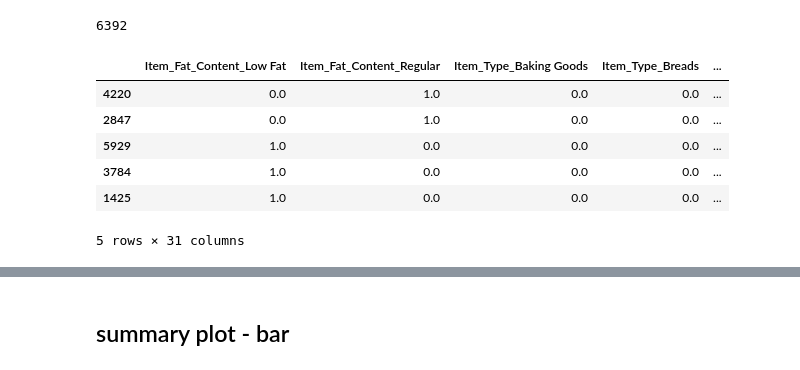
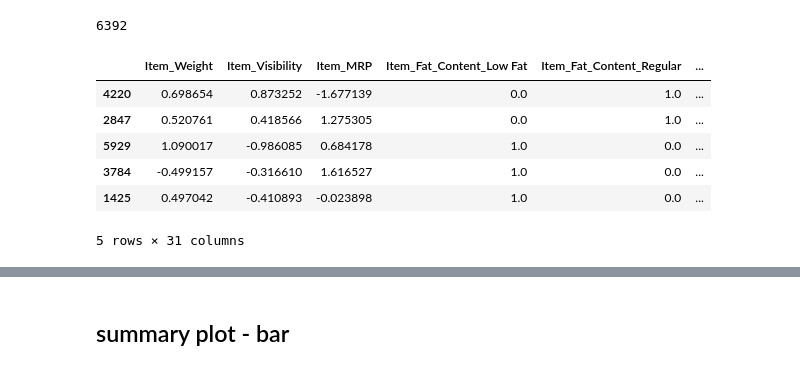
Before and after one commit to hawkeyedatatsai/food-sales-predictions, a Jupyter notebook: Explaining Models with Shap.ipynb, the cells around one changed output, grey strips where cells are left out. Cells and saved outputs as stored; diff of their text form; code cells hidden in the pictures.

```diff
--- a/Explaining Models with Shap.ipynb
+++ b/Explaining Models with Shap.ipynb
@@ -45,13 +56,13 @@ len(X_train)
 # %% [output]
 6392
 # %%
-X_shap = shap.sample(X_train,nsamples=5000,random_state=321)
+X_shap = shap.sample(X_train,nsamples=500,random_state=321)
 X_shap.head()
 # %% [output]
-|  | Item_Fat_Content_Low Fat | Item_Fat_Content_Regular | Item_Type_Baking Goods | Item_Type_Breads | ... |
-| 4220 | 0.0 | 1.0 | 0.0 | 0.0 | ... |
-| 2847 | 0.0 | 1.0 | 0.0 | 0.0 | ... |
-| 5929 | 1.0 | 0.0 | 0.0 | 0.0 | ... |
-| 3784 | 1.0 | 0.0 | 0.0 | 0.0 | ... |
-| 1425 | 1.0 | 0.0 | 0.0 | 0.0 | ... |
+|  | Item_Weight | Item_Visibility | Item_MRP | Item_Fat_Content_Low Fat | Item_Fat_Content_Regular | ... |
+| 4220 | 0.698654 | 0.873252 | -1.677139 | 0.0 | 1.0 | ... |
+| 2847 | 0.520761 | 0.418566 | 1.275305 | 0.0 | 1.0 | ... |
+| 5929 | 1.090017 | -0.986085 | 0.684178 | 1.0 | 0.0 | ... |
+| 3784 | -0.499157 | -0.316610 | 1.616527 | 1.0 | 0.0 | ... |
+| 1425 | 0.497042 | -0.410893 | -0.023898 | 1.0 | 0.0 | ... |
 5 rows × 31 columns
```
Also changed, not shown: parts of 14 cells of this notebook, 7 other files.
